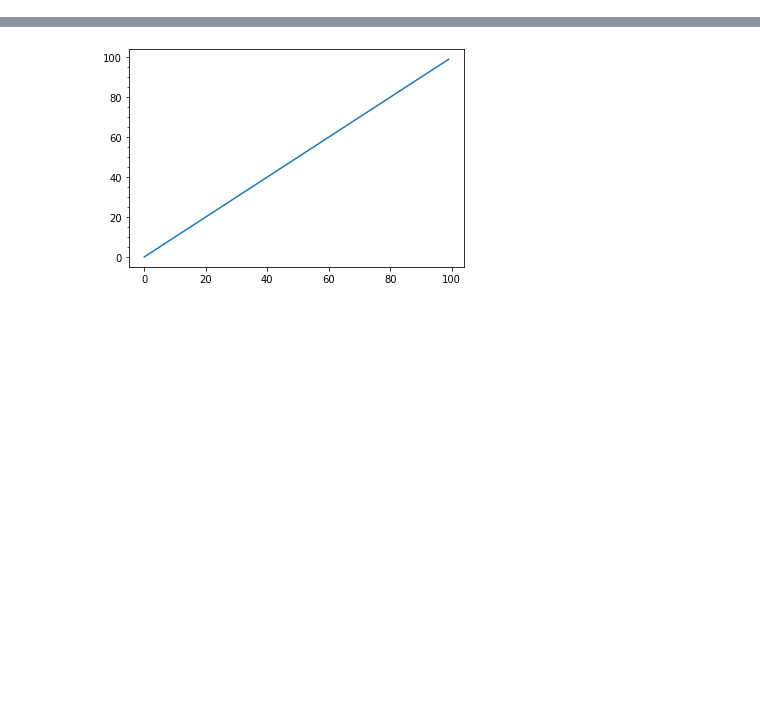
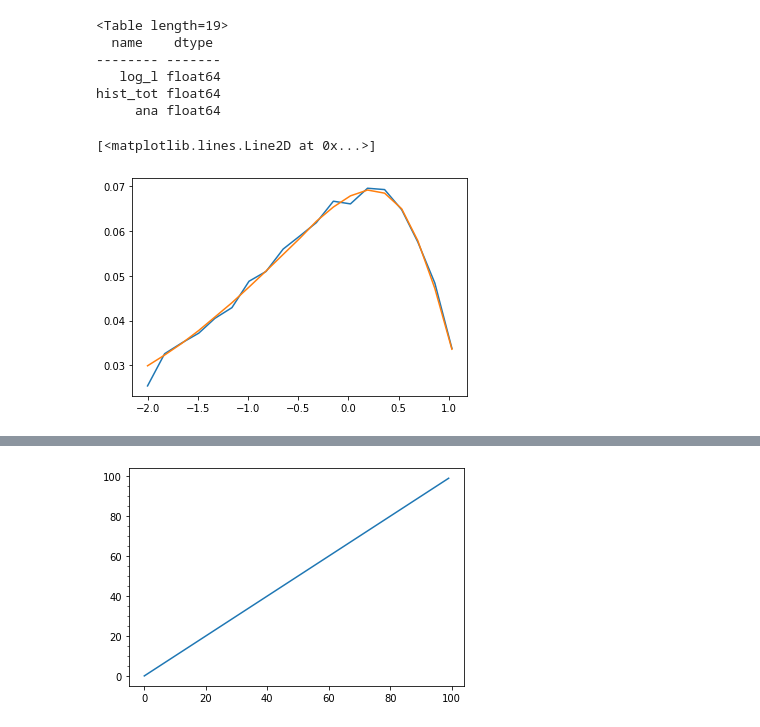
Before and after one commit to lovetomatoes/BHMF, a Jupyter notebook: Untitled.ipynb, the cells around one changed output, grey strips where cells are left out. Drawn from its saved outputs; the diff is of its cells as text; code cells hidden in the pictures; blank space fills up the shorter version.

```diff
--- a/Untitled.ipynb
+++ b/Untitled.ipynb
@@ -2,0 +64,17 @@ from PYmodule import *
+# %%
+T = ascii.read('lsdist.txt', guess=False, delimiter=' ')
+T.info
+# %% [output]
+<Table length=19>
+  name    dtype
+-------- -------
+   log_l float64
+hist_tot float64
+     ana float64
+# %%
+
+plt.plot(T['log_l'],T['hist_tot'])
+plt.plot(T['log_l'],T['ana'])
+# %% [output]
+[<matplotlib.lines.Line2D at 0x...>]
+[figure, added]
```
Also changed, not shown: parts of 14 cells of this notebook, 7 other files.
